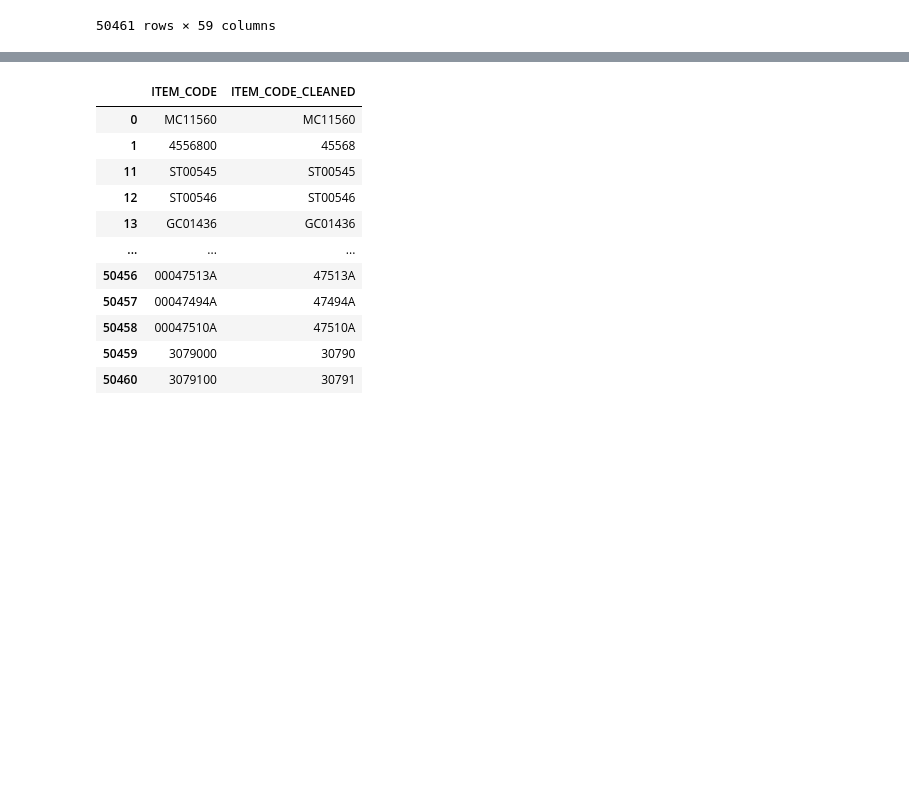
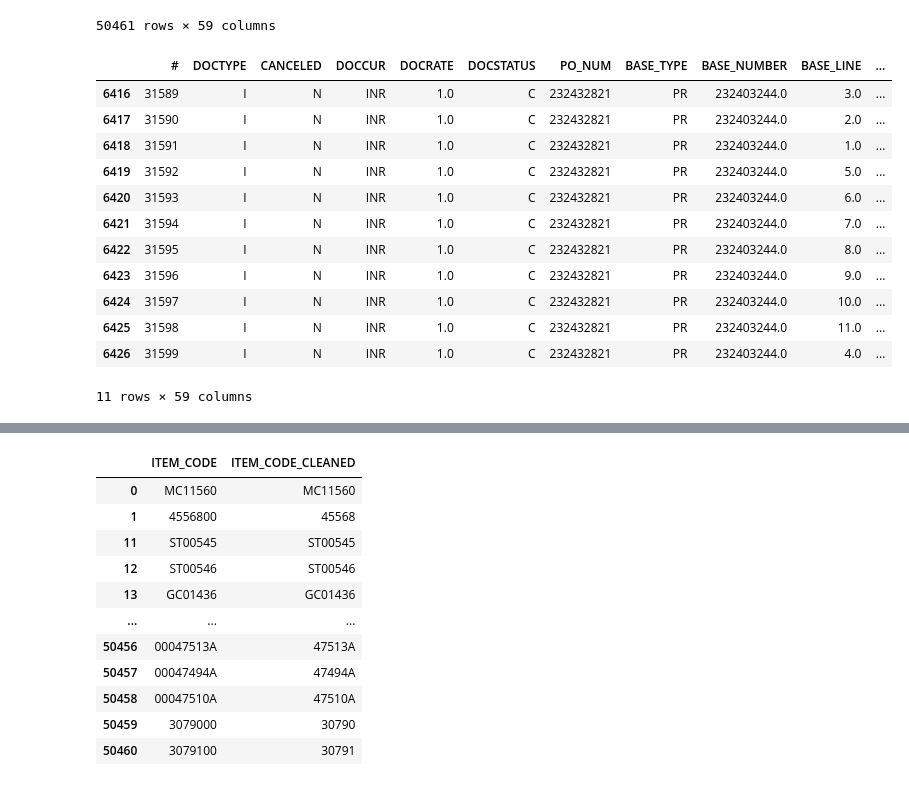
Before and after one commit to htibrewal/isy-5001-irs-project, a Jupyter notebook: item_replacement.ipynb, the cells around one changed output, grey strips where cells are left out. Drawn from its saved outputs; the diff is of its cells as text; code cells hidden in the pictures; blank space fills up the shorter version.

```diff
--- a/item_replacement.ipynb
+++ b/item_replacement.ipynb
@@ -86,6 +86,22 @@ df
 # %%
 df_cleaned = df.apply(lambda col: col.apply(clean_text))
 df_cleaned = df_cleaned.apply(lambda col: col.apply(to_uppercase))
+# %%
+df_cleaned[df_cleaned['PO_VALUE'] == 0]
+# %% [output]
+|  | # | DOCTYPE | CANCELED | DOCCUR | DOCRATE | DOCSTATUS | PO_NUM | BASE_TYPE | BASE_NUMBER | BASE_LINE | ... |
+| 6416 | 31589 | I | N | INR | 1.0 | C | 232432821 | PR | 232403244.0 | 3.0 | ... |
+| 6417 | 31590 | I | N | INR | 1.0 | C | 232432821 | PR | 232403244.0 | 2.0 | ... |
+| 6418 | 31591 | I | N | INR | 1.0 | C | 232432821 | PR | 232403244.0 | 1.0 | ... |
+| 6419 | 31592 | I | N | INR | 1.0 | C | 232432821 | PR | 232403244.0 | 5.0 | ... |
+| 6420 | 31593 | I | N | INR | 1.0 | C | 232432821 | PR | 232403244.0 | 6.0 | ... |
+| 6421 | 31594 | I | N | INR | 1.0 | C | 232432821 | PR | 232403244.0 | 7.0 | ... |
+| 6422 | 31595 | I | N | INR | 1.0 | C | 232432821 | PR | 232403244.0 | 8.0 | ... |
+| 6423 | 31596 | I | N | INR | 1.0 | C | 232432821 | PR | 232403244.0 | 9.0 | ... |
+| 6424 | 31597 | I | N | INR | 1.0 | C | 232432821 | PR | 232403244.0 | 10.0 | ... |
+| 6425 | 31598 | I | N | INR | 1.0 | C | 232432821 | PR | 232403244.0 | 11.0 | ... |
+| 6426 | 31599 | I | N | INR | 1.0 | C | 232432821 | PR | 232403244.0 | 4.0 | ... |
+11 rows × 59 columns
 # %%
 df_cleaned_non_nan = df_cleaned[df_cleaned['ITEM_CODE'].notna()].copy()
 df_cleaned_non_nan
```
Also changed, not shown: parts of 8 cells of this notebook.
